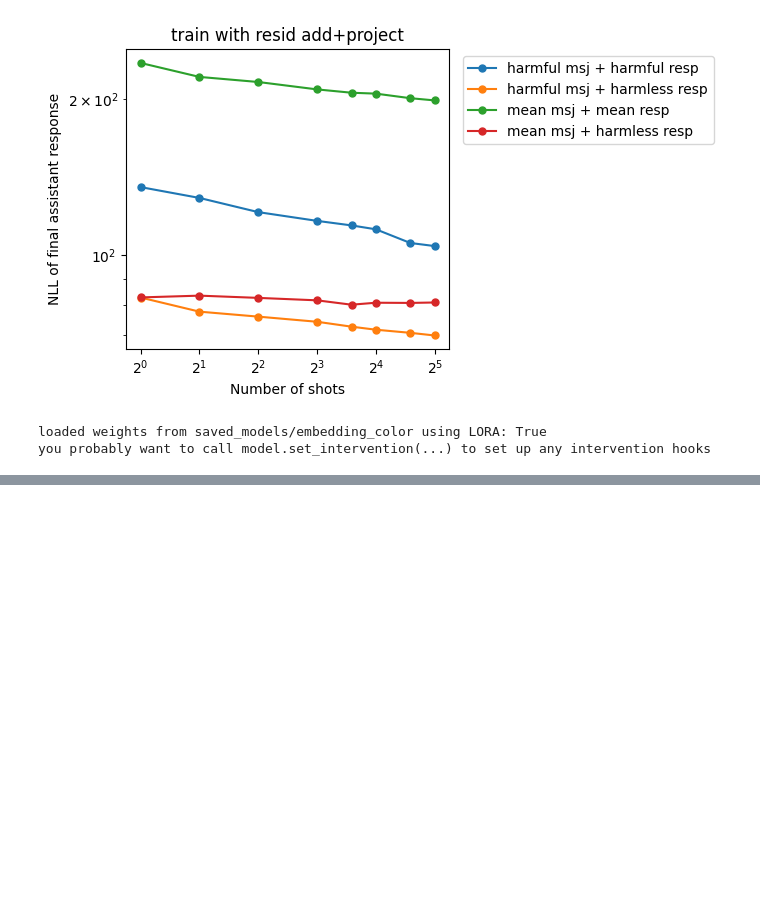
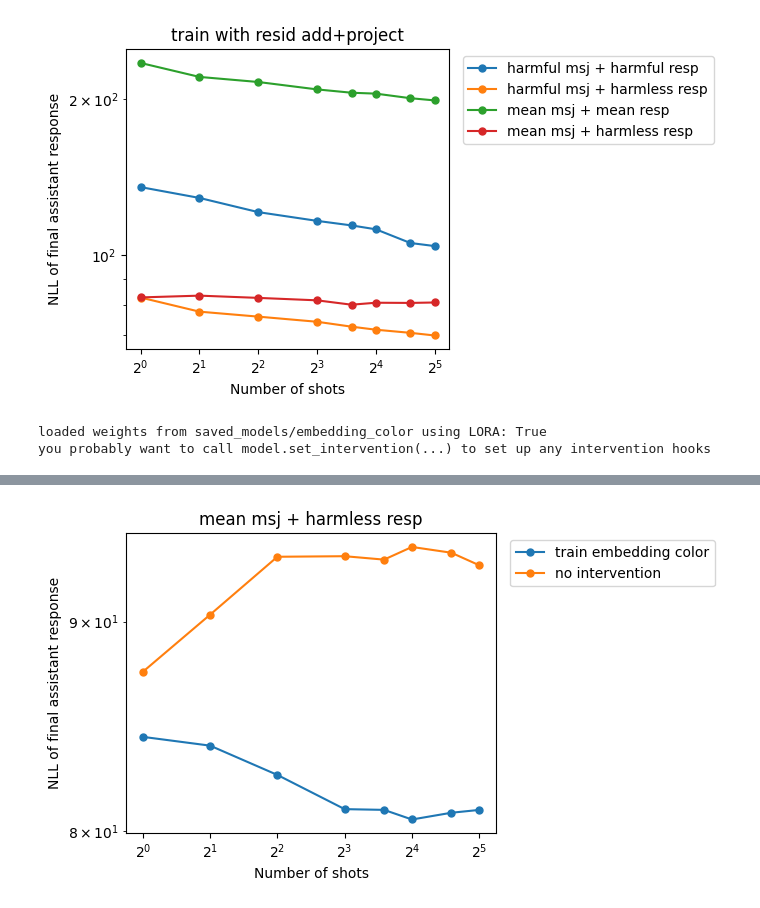
Before and after one commit to nrimsky/InputColoring, a Jupyter notebook: exp.ipynb, the cells around one changed output, grey strips where cells are left out. Cells and saved outputs as stored; diff of their text form; code cells hidden in the pictures; blank space fills up the shorter version.

```diff
--- a/exp.ipynb
+++ b/exp.ipynb
@@ -314,0 +319,4 @@ NameError: name 'plot_nlls' is not defined
+# %%
+plot_nlls(["results/test/msjs_mean_recovery_train_embedding_color_embedding_color.json", "results/test/msjs_mean_recovery.json"], ['train embedding color', 'no intervention'], title="mean msj + harmless resp")
+# %% [output]
+[figure, added]
```
Also changed, not shown: parts of 5 cells of this notebook, 3 other files.
